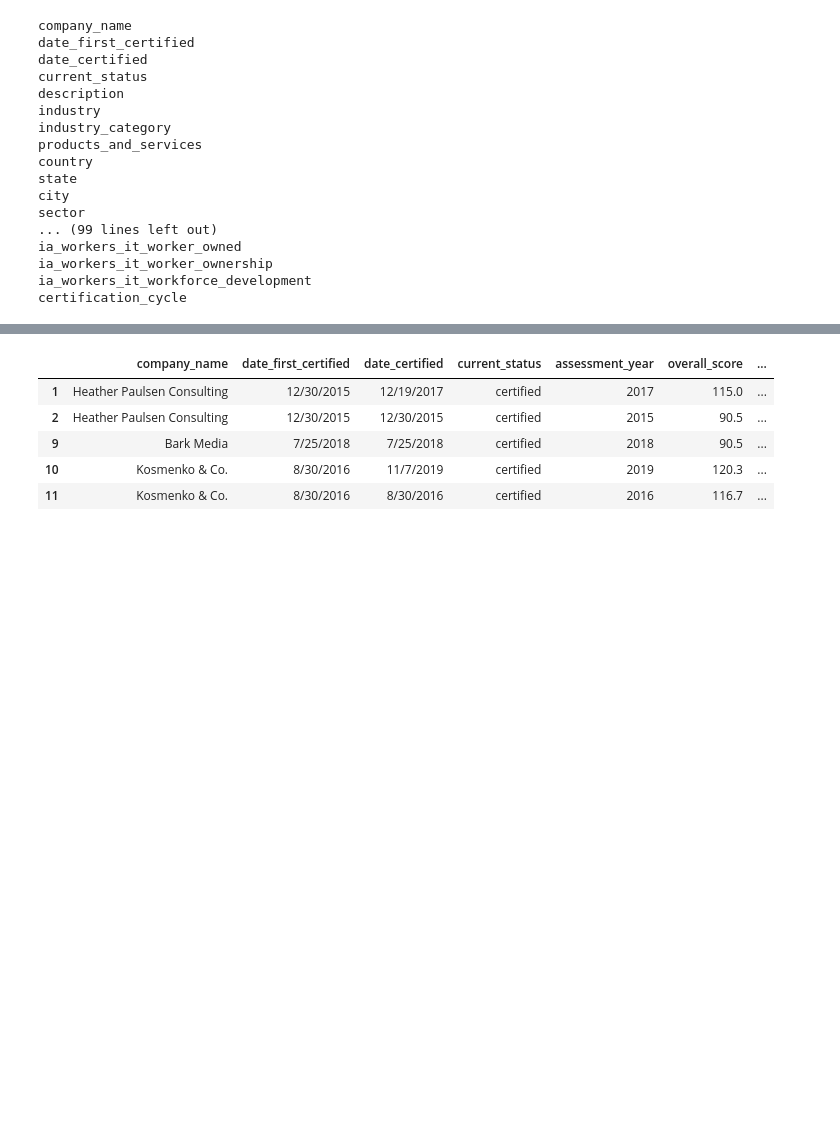
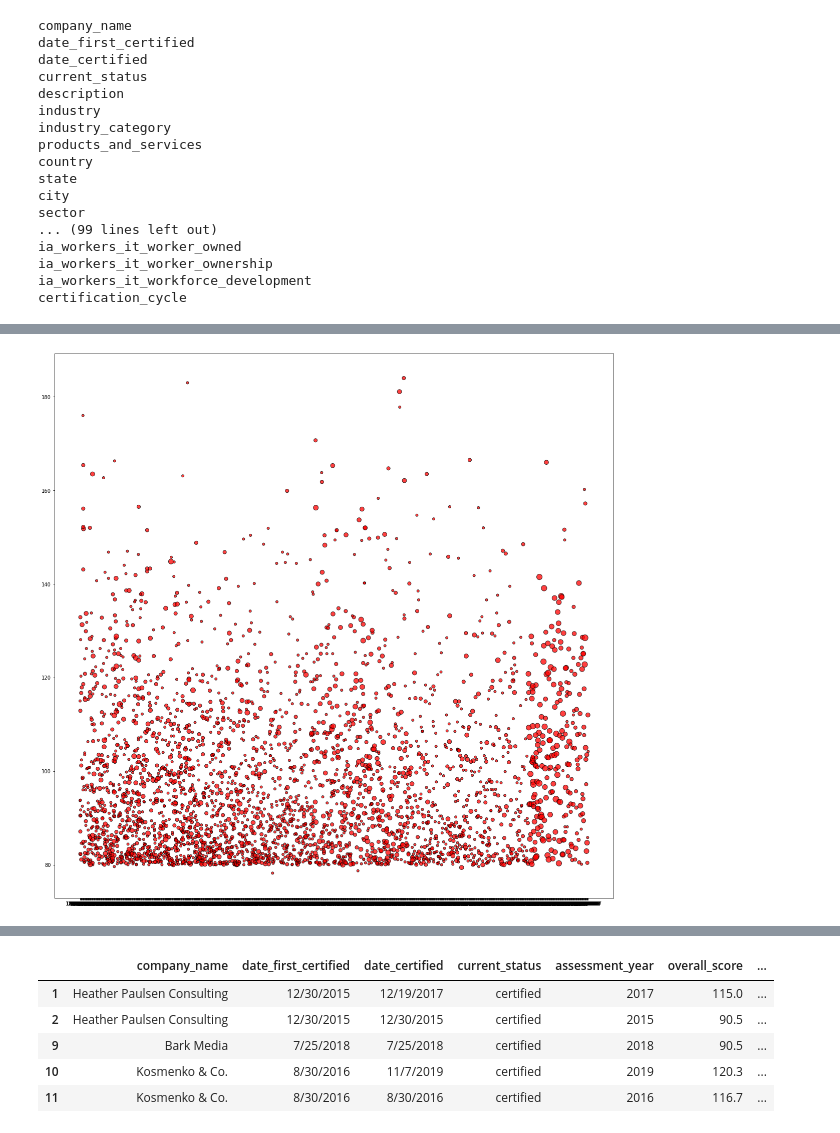
Before and after one commit to faithlierheimer/BCorpsAnalysis, a Jupyter notebook: Scratch Work--BCorps.ipynb, the cells around one changed output, grey strips where cells are left out. Saved outputs shown, nothing was run; the diff lists cells and outputs as text; code cells hidden in the pictures; blank space fills up the shorter version.

```diff
--- a/Scratch Work--BCorps.ipynb
+++ b/Scratch Work--BCorps.ipynb
@@ -55,0 +80,12 @@ bcorp_US_cleaned.head()
+# %%
+x_axis=bcorp_US_cleaned['date_certified']
+y_axis=bcorp_US_cleaned['overall_score']
+data=bcorp_US_cleaned['certification_cycle']
+
+plt.figure(figsize=(20,20))
+plt.scatter(x_axis, y_axis, marker="o", facecolors="red", edgecolors="black", alpha=0.75, s=data*25)
+# scatterplot score, year, cycle s=data
+
+plt.show()
+# %% [output]
+[figure, added]
```
Also changed, not shown: parts of 11 cells of this notebook.
